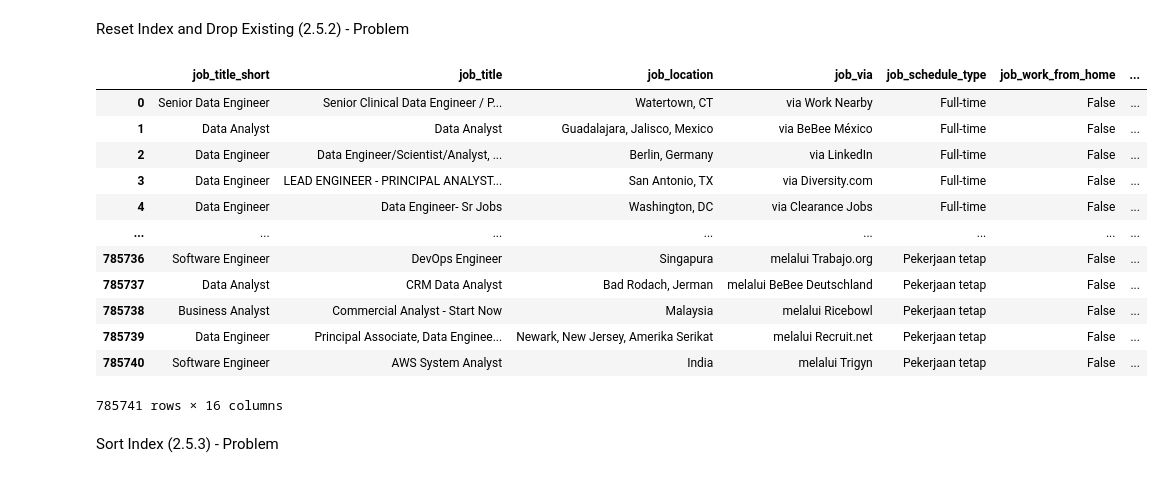
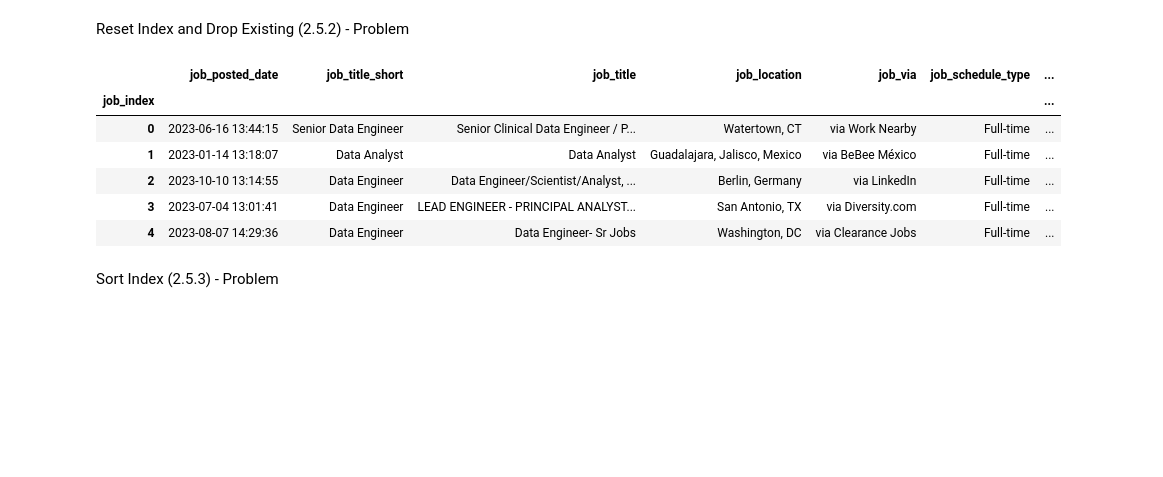
Before and after one commit to Cuishine/Python_Data_Project, a Jupyter notebook: 2_Advanced/5_Pandas_index_management.ipynb, the cells around one changed output. Cells and saved outputs as stored; diff of their text form; code cells hidden in the pictures; blank space fills up the shorter version.

```diff
--- a/2_Advanced/5_Pandas_index_management.ipynb
+++ b/2_Advanced/5_Pandas_index_management.ipynb
@@ -158,21 +219,16 @@ df_copy.head(5)
 Reset Index and Drop Existing (2.5.2) - Problem
 # %%
 df_copy.reset_index(drop=True,inplace=True)
-df_copy
+df_copy.index.name = 'job_index'
+df_copy.head(5)
 # %% [output]
-|  | job_title_short | job_title | job_location | job_via | job_schedule_type | job_work_from_home | ... |
-| 0 | Senior Data Engineer | Senior Clinical Data Engineer / P... | Watertown, CT | via Work Nearby | Full-time | False | ... |
-| 1 | Data Analyst | Data Analyst | Guadalajara, Jalisco, Mexico | via BeBee México | Full-time | False | ... |
-| 2 | Data Engineer | Data Engineer/Scientist/Analyst, ... | Berlin, Germany | via LinkedIn | Full-time | False | ... |
-| 3 | Data Engineer | LEAD ENGINEER - PRINCIPAL ANALYST... | San Antonio, TX | via Diversity.com | Full-time | False | ... |
-| 4 | Data Engineer | Data Engineer- Sr Jobs | Washington, DC | via Clearance Jobs | Full-time | False | ... |
-| ... | ... | ... | ... | ... | ... | ... | ... |
-| 785736 | Software Engineer | DevOps Engineer | Singapura | melalui Trabajo.org | Pekerjaan tetap | False | ... |
-| 785737 | Data Analyst | CRM Data Analyst | Bad Rodach, Jerman | melalui BeBee Deutschland | Pekerjaan tetap | False | ... |
-| 785738 | Business Analyst | Commercial Analyst - Start Now | Malaysia | melalui Ricebowl | Pekerjaan tetap | False | ... |
-| 785739 | Data Engineer | Principal Associate, Data Enginee... | Newark, New Jersey, Amerika Serikat | melalui Recruit.net | Pekerjaan tetap | False | ... |
-| 785740 | Software Engineer | AWS System Analyst | India | melalui Trigyn | Pekerjaan tetap | False | ... |
+|  | job_posted_date | job_title_short | job_title | job_location | job_via | job_schedule_type | ... |
+| job_index |  |  |  |  |  |  | ... |
+| 0 | 2023-06-16 13:44:15 | Senior Data Engineer | Senior Clinical Data Engineer / P... | Watertown, CT | via Work Nearby | Full-time | ... |
+| 1 | 2023-01-14 13:18:07 | Data Analyst | Data Analyst | Guadalajara, Jalisco, Mexico | via BeBee México | Full-time | ... |
+| 2 | 2023-10-10 13:14:55 | Data Engineer | Data Engineer/Scientist/Analyst, ... | Berlin, Germany | via LinkedIn | Full-time | ... |
+| 3 | 2023-07-04 13:01:41 | Data Engineer | LEAD ENGINEER - PRINCIPAL ANALYST... | San Antonio, TX | via Diversity.com | Full-time | ... |
+| 4 | 2023-08-07 14:29:36 | Data Engineer | Data Engineer- Sr Jobs | Washington, DC | via Clearance Jobs | Full-time | ... |
-785741 rows × 16 columns
 # %% [markdown]
 Sort Index (2.5.3) - Problem
 # %%
```
Also changed, not shown: parts of 9 cells of this notebook, 3 other files.
